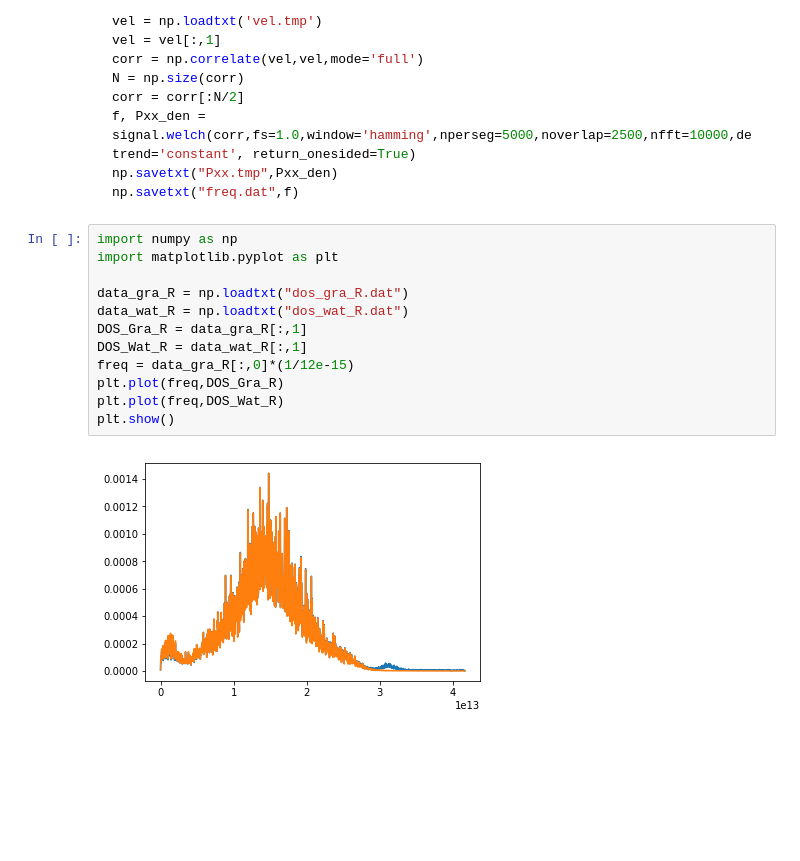
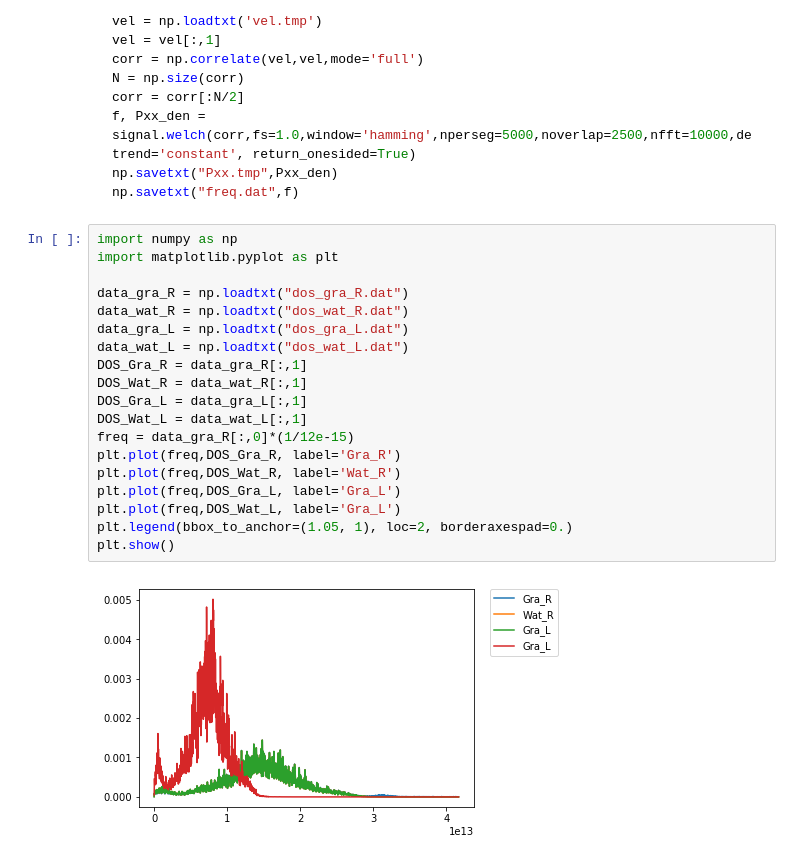
Before and after one commit to abhijithanandan/the-phonon-project, a Jupyter notebook: Phonon transport across Graphene Water Interface.ipynb, the cells around one changed output. Saved outputs shown, nothing was run; the diff lists cells and outputs as text; blank space fills up the shorter version.

```diff
--- a/Phonon transport across Graphene Water Interface.ipynb
+++ b/Phonon transport across Graphene Water Interface.ipynb
@@ -591,17 +704,24 @@ np.savetxt("freq.dat",f)
 # %%
 import numpy as np
 import matplotlib.pyplot as plt
 
 data_gra_R = np.loadtxt("dos_gra_R.dat")
 data_wat_R = np.loadtxt("dos_wat_R.dat")
+data_gra_L = np.loadtxt("dos_gra_L.dat")
+data_wat_L = np.loadtxt("dos_wat_L.dat")
 DOS_Gra_R = data_gra_R[:,1]
 DOS_Wat_R = data_wat_R[:,1]
+DOS_Gra_L = data_gra_L[:,1]
+DOS_Wat_L = data_wat_L[:,1]
 freq = data_gra_R[:,0]*(1/12e-15)
-plt.plot(freq,DOS_Gra_R)
-plt.plot(freq,DOS_Wat_R)
+plt.plot(freq,DOS_Gra_R, label='Gra_R')
+plt.plot(freq,DOS_Wat_R, label='Wat_R')
+plt.plot(freq,DOS_Gra_L, label='Gra_L')
+plt.plot(freq,DOS_Wat_L, label='Gra_L')
+plt.legend(bbox_to_anchor=(1.05, 1), loc=2, borderaxespad=0.)
 plt.show()
 # %% [output]
-[figure, old version]
+[figure, new version]
 # %%
 from pwtools import signal
 import scipy
```
Also changed, not shown: parts of 6 cells of this notebook.
